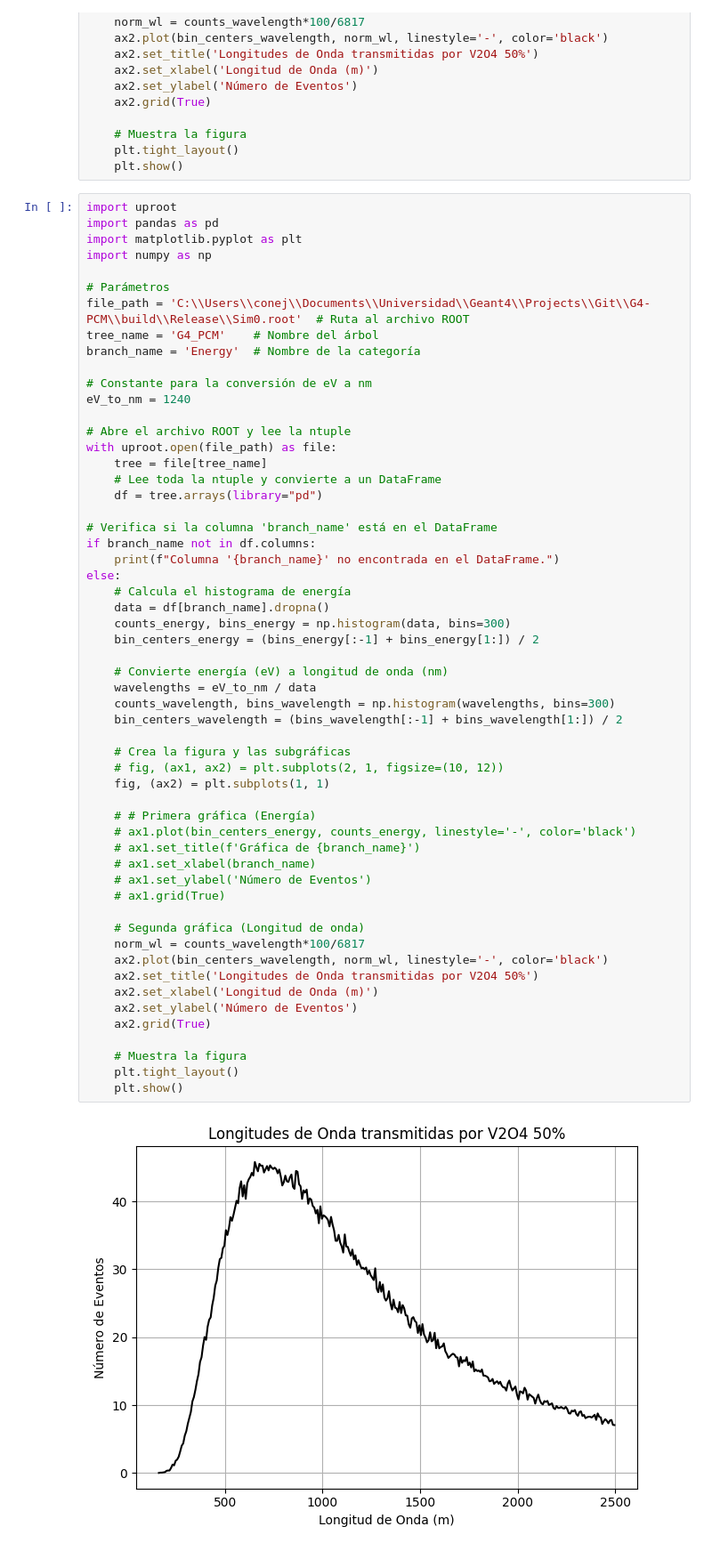
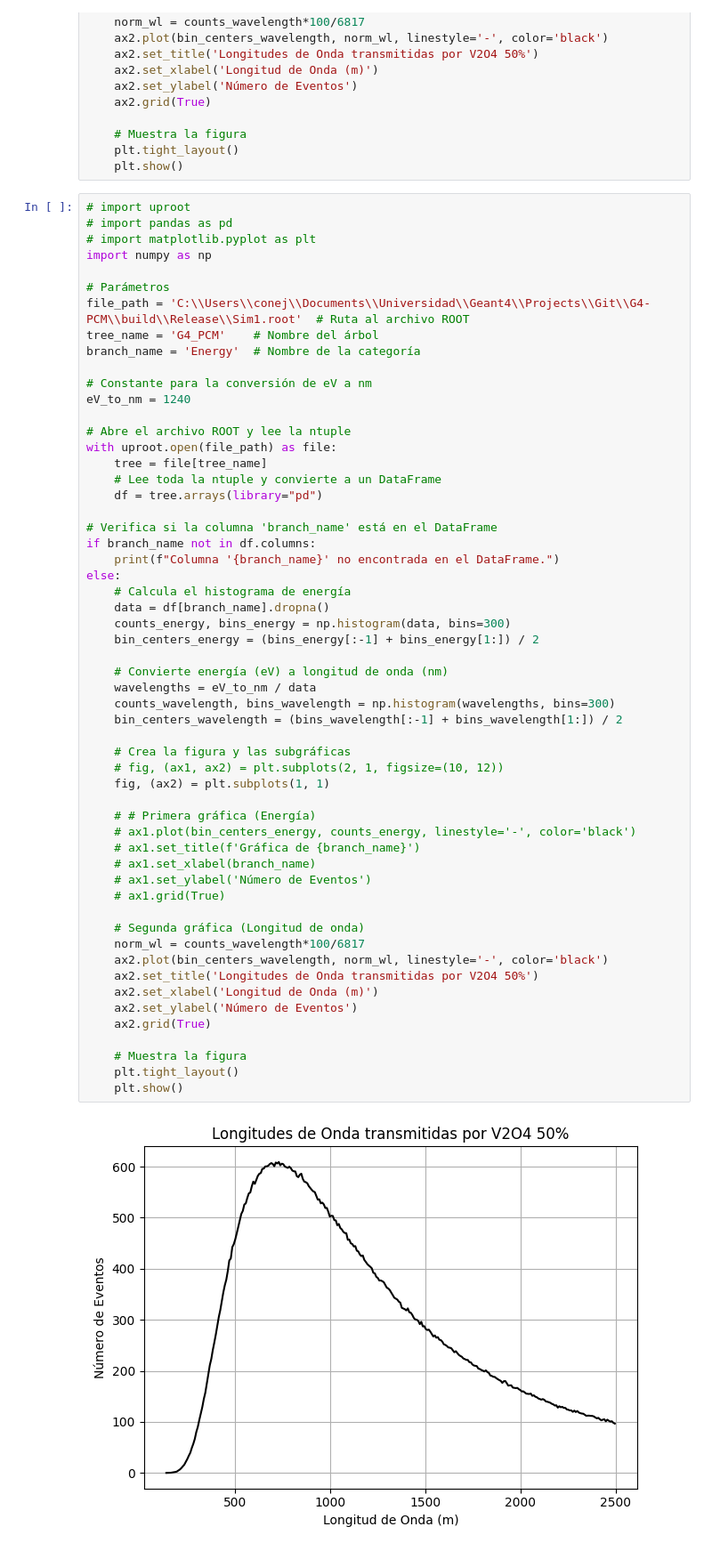
Before and after one commit to alonsoaf777/Geant4Charact2, a Jupyter notebook: G4-PCM/Codes/Spectrum.ipynb, the cells around one changed output. Shown at 89% size. Saved outputs shown, nothing was run; the diff lists cells and outputs as text.

```diff
--- a/G4-PCM/Codes/Spectrum.ipynb
+++ b/G4-PCM/Codes/Spectrum.ipynb
@@ -180,13 +176,13 @@ else:
     plt.tight_layout()
     plt.show()
 # %%
-import uproot
-import pandas as pd
-import matplotlib.pyplot as plt
+# import uproot
+# import pandas as pd
+# import matplotlib.pyplot as plt
 import numpy as np
 
 # Parámetros
-file_path = 'C:\\Users\\conej\\Documents\\Universidad\\Geant4\\Projects\\Git\\G4-PCM\\build\\Release\\Sim0.root'  # Ruta al archivo ROOT
+file_path = 'C:\\Users\\conej\\Documents\\Universidad\\Geant4\\Projects\\Git\\G4-PCM\\build\\Release\\Sim1.root'  # Ruta al archivo ROOT
 tree_name = 'G4_PCM'    # Nombre del árbol
 branch_name = 'Energy'  # Nombre de la categoría
 
@@ -209,31 +205,31 @@ else:
     bin_centers_energy = (bins_energy[:-1] + bins_energy[1:]) / 2
 
     # Convierte energía (eV) a longitud de onda (nm)
     wavelengths = eV_to_nm / data
     counts_wavelength, bins_wavelength = np.histogram(wavelengths, bins=300)
     bin_centers_wavelength = (bins_wavelength[:-1] + bins_wavelength[1:]) / 2
 
     # Crea la figura y las subgráficas
     # fig, (ax1, ax2) = plt.subplots(2, 1, figsize=(10, 12))
     fig, (ax2) = plt.subplots(1, 1)
 
     # # Primera gráfica (Energía)
     # ax1.plot(bin_centers_energy, counts_energy, linestyle='-', color='black')
     # ax1.set_title(f'Gráfica de {branch_name}')
     # ax1.set_xlabel(branch_name)
     # ax1.set_ylabel('Número de Eventos')
     # ax1.grid(True)
 
     # Segunda gráfica (Longitud de onda)
     norm_wl = counts_wavelength*100/6817
     ax2.plot(bin_centers_wavelength, norm_wl, linestyle='-', color='black')
     ax2.set_title('Longitudes de Onda transmitidas por V2O4 50%')
     ax2.set_xlabel('Longitud de Onda (m)')
     ax2.set_ylabel('Número de Eventos')
     ax2.grid(True)
 
     # Muestra la figura
     plt.tight_layout()
     plt.show()
 # %% [output]
-[figure, old version]
+[figure, new version]
```
Also changed, not shown: parts of 2 cells of this notebook, 4 other files.
